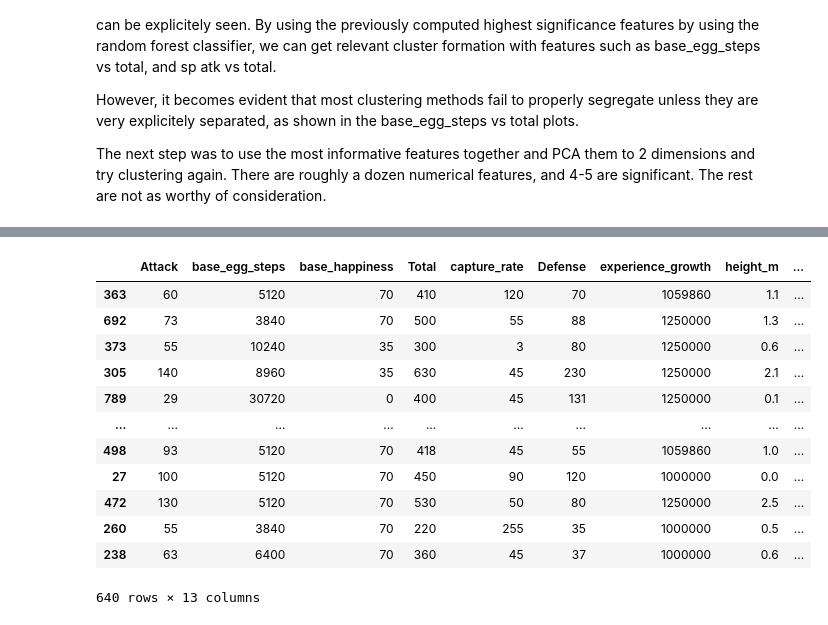
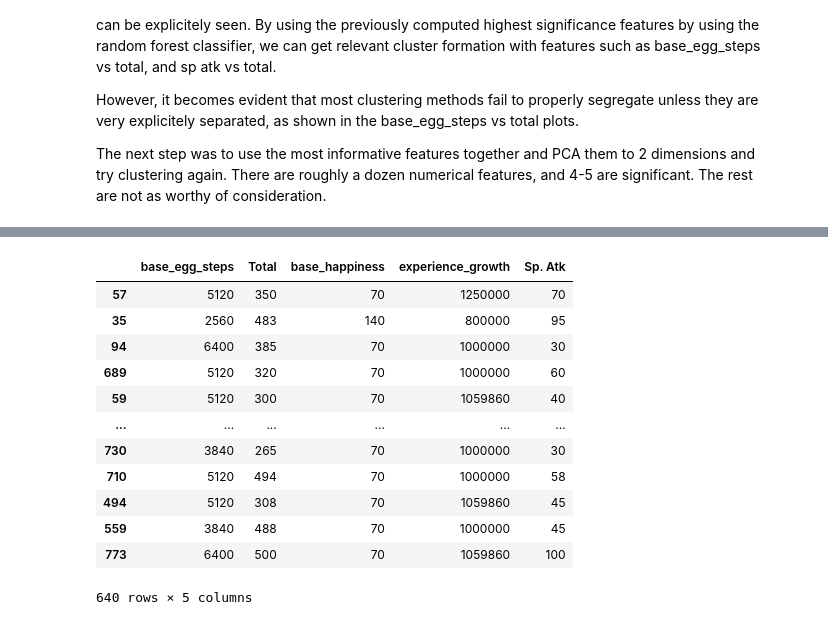
Before and after one commit to LiamLeGoffic/SPLEX_Project, a Jupyter notebook: pokemon_analysis_final.ipynb, the cells around one changed output, grey strips where cells are left out. Saved outputs shown, nothing was run; the diff lists cells and outputs as text; code cells hidden in the pictures.

```diff
--- a/pokemon_analysis_final.ipynb
+++ b/pokemon_analysis_final.ipynb
@@ -531,31 +535,32 @@ kmeans_pokemon(data2,"Sp. Atk","Total","Legendary")
 # %%
 # Split into testing and training data on numerics
 from sklearn.model_selection import train_test_split
 
 def numeric_data_split(dataset):
     legendary_class = dataset["Legendary"]
-    dataset = dataset.drop(["percentage_male", "#", "Generation", "Legendary"],axis=1)    # Drop three numeric metrics that aren't relevant + Class
+    #dataset = dataset.drop(["percentage_male", "#", "Generation", "Legendary"],axis=1) # Drop three numeric metrics that aren't relevant + Class
+    dataset = dataset[["base_egg_steps","Total","base_happiness","experience_growth","Sp. Atk"]] # Keep top 5 metrics that are relevant
     dataset = dataset.fillna(0)
 
     data_num = dataset._get_numeric_data()
 
     return train_test_split(data_num, legendary_class,test_size = 0.2)
 
 data2 = pd.read_csv('data/pokemon_dataset_2.csv')
 X_train, X_test, Y_train, Y_test = numeric_data_split(data2)
 X_train
 # %% [output]
-|  | Attack | base_egg_steps | base_happiness | Total | capture_rate | Defense | experience_growth | height_m | ... |
-| 363 | 60 | 5120 | 70 | 410 | 120 | 70 | 1059860 | 1.1 | ... |
-| 692 | 73 | 3840 | 70 | 500 | 55 | 88 | 1250000 | 1.3 | ... |
-| 373 | 55 | 10240 | 35 | 300 | 3 | 80 | 1250000 | 0.6 | ... |
-| 305 | 140 | 8960 | 35 | 630 | 45 | 230 | 1250000 | 2.1 | ... |
-| 789 | 29 | 30720 | 0 | 400 | 45 | 131 | 1250000 | 0.1 | ... |
-| ... | ... | ... | ... | ... | ... | ... | ... | ... | ... |
-| 498 | 93 | 5120 | 70 | 418 | 45 | 55 | 1059860 | 1.0 | ... |
-| 27 | 100 | 5120 | 70 | 450 | 90 | 120 | 1000000 | 0.0 | ... |
-| 472 | 130 | 5120 | 70 | 530 | 50 | 80 | 1250000 | 2.5 | ... |
-| 260 | 55 | 3840 | 70 | 220 | 255 | 35 | 1000000 | 0.5 | ... |
-| 238 | 63 | 6400 | 70 | 360 | 45 | 37 | 1000000 | 0.6 | ... |
+|  | base_egg_steps | Total | base_happiness | experience_growth | Sp. Atk |
+| 57 | 5120 | 350 | 70 | 1250000 | 70 |
+| 35 | 2560 | 483 | 140 | 800000 | 95 |
+| 94 | 6400 | 385 | 70 | 1000000 | 30 |
+| 689 | 5120 | 320 | 70 | 1000000 | 60 |
+| 59 | 5120 | 300 | 70 | 1059860 | 40 |
+| ... | ... | ... | ... | ... | ... |
+| 730 | 3840 | 265 | 70 | 1000000 | 30 |
+| 710 | 5120 | 494 | 70 | 1000000 | 58 |
+| 494 | 5120 | 308 | 70 | 1059860 | 45 |
+| 559 | 3840 | 488 | 70 | 1000000 | 45 |
+| 773 | 6400 | 500 | 70 | 1059860 | 100 |
-640 rows × 13 columns
+640 rows × 5 columns
 # %%
```
Also changed, not shown: parts of 5 cells of this notebook.
